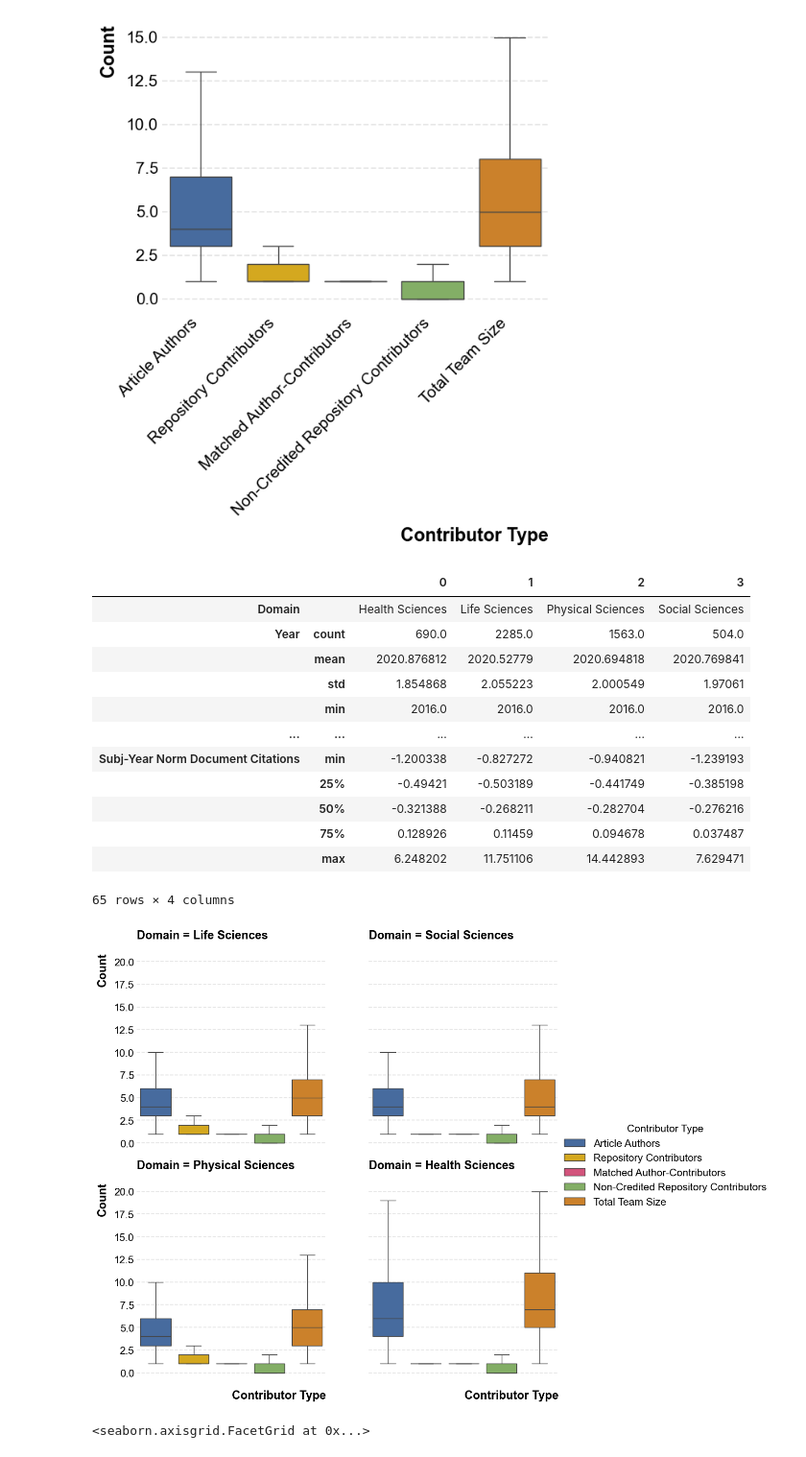
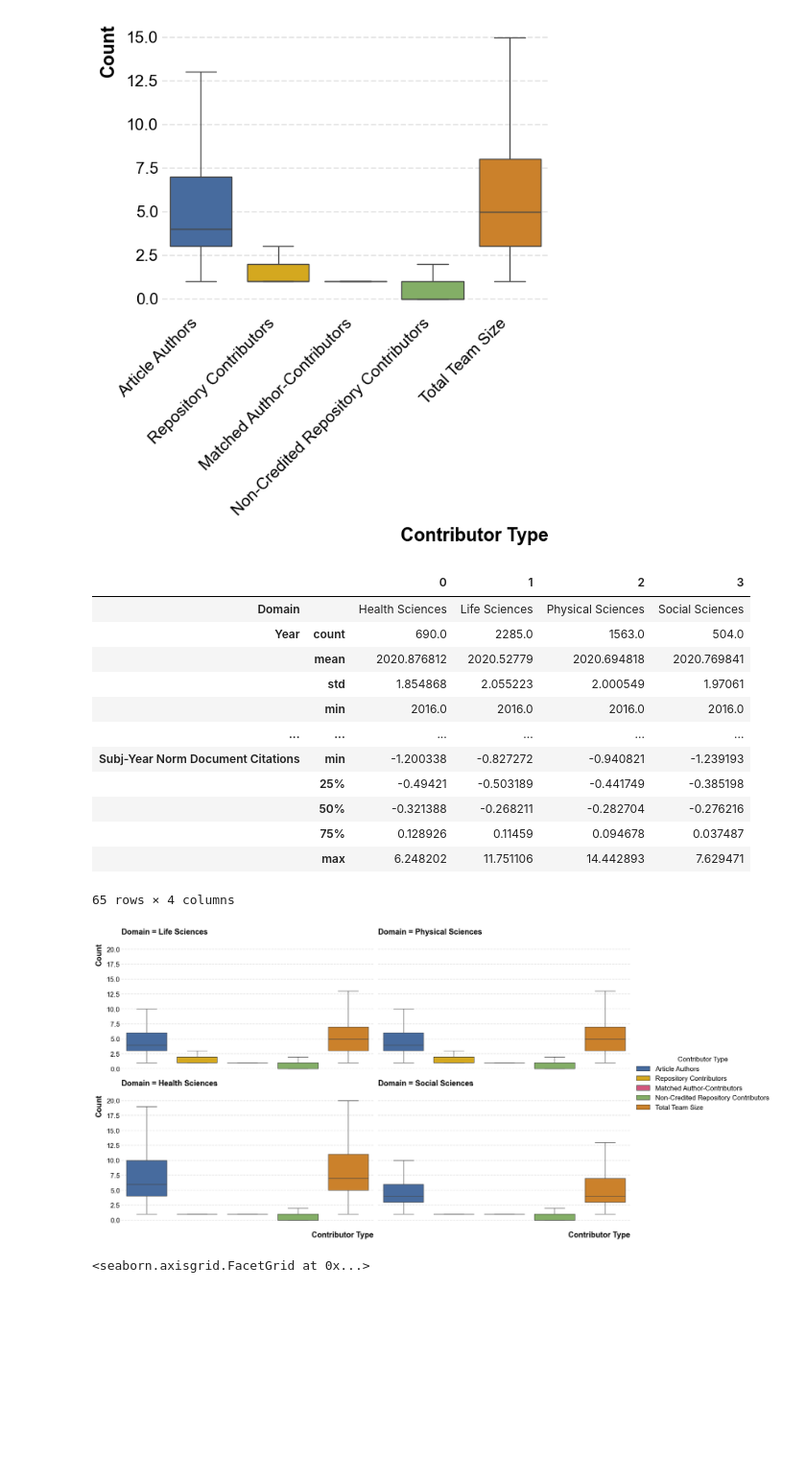
Before and after one commit to evamaxfield/rs-graph, a Jupyter notebook: notebooks/icssi.ipynb, the cells around one changed output. Shown at 96% size. Drawn from its saved outputs; the diff is of its cells as text; code cells hidden in the pictures; blank space fills up the shorter version.

```diff
--- a/notebooks/icssi.ipynb
+++ b/notebooks/icssi.ipynb
@@ -252,9 +252,9 @@ _ = plt.xticks(rotation=45, ha="right")
 per_paper_counts = []
 for _, row in linked_doc_repos_df.iterrows():
     # Get Domain
-    domain = doc_fields_df.loc[
-        doc_fields_df["document_id"] == row["document_id"]
-    ].iloc[0]["topic_field_name"]
+    domain = doc_fields_df.loc[doc_fields_df["document_id"] == row["document_id"]].iloc[
+        0
+    ]["topic_field_name"]
 
     # Get matching doc contributors
     doc_contributors = doc_contributors_df.loc[
@@ -382,37 +382,39 @@ g = sns.catplot(
     kind="box",
     showfliers=False,
     col_wrap=2,
+    col_order=per_paper_counts_long_df["Domain"].value_counts().index.tolist(),
     legend=True,
+    aspect=1.7,
 )
 
 # Remove xlabels
 for ax in g.axes.flat:
     ax.set_xticklabels([])
 
 # Create dataframe of descriptive statistics
 descriptive_stats = (
     per_paper_counts_df.groupby("Domain")
     .describe()
     .reset_index()
     .drop(columns=["document_id"])
     .T
 )
 descriptive_stats
 # %% [output]
 |  |  | 0 | 1 | 2 | 3 |
 | Domain |  | Health Sciences | Life Sciences | Physical Sciences | Social Sciences |
 | Year | count | 690.0 | 2285.0 | 1563.0 | 504.0 |
 |  | mean | 2020.876812 | 2020.52779 | 2020.694818 | 2020.769841 |
 |  | std | 1.854868 | 2.055223 | 2.000549 | 1.97061 |
 |  | min | 2016.0 | 2016.0 | 2016.0 | 2016.0 |
 | ... | ... | ... | ... | ... | ... |
 | Subj-Year Norm Document Citations | min | -1.200338 | -0.827272 | -0.940821 | -1.239193 |
 |  | 25% | -0.49421 | -0.503189 | -0.441749 | -0.385198 |
 |  | 50% | -0.321388 | -0.268211 | -0.282704 | -0.276216 |
 |  | 75% | 0.128926 | 0.11459 | 0.094678 | 0.037487 |
 |  | max | 6.248202 | 11.751106 | 14.442893 | 7.629471 |
 65 rows × 4 columns
-[figure, old version]
+[figure, new version]
 # %%
 # Drop Discipline and groupby year take mean of metrics
 all_domain_year_mean_metrics = (
```
Also changed, not shown: parts of 8 cells of this notebook.
